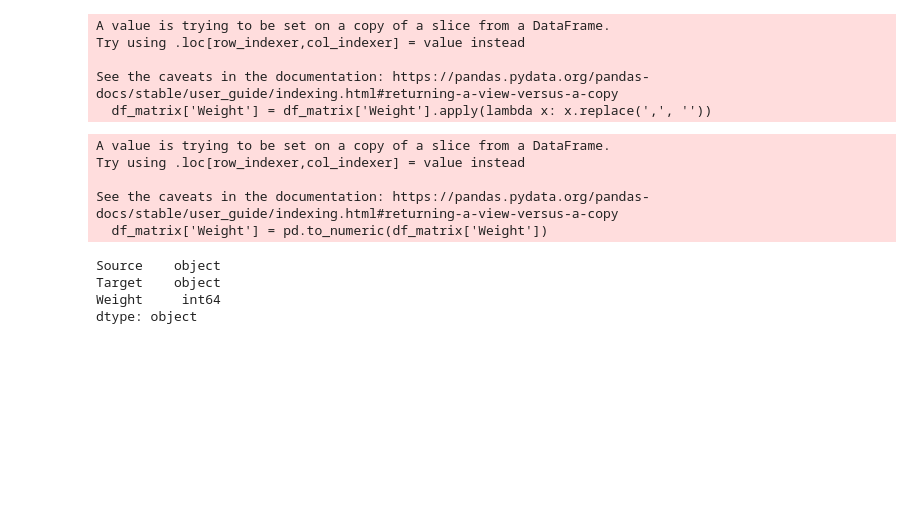
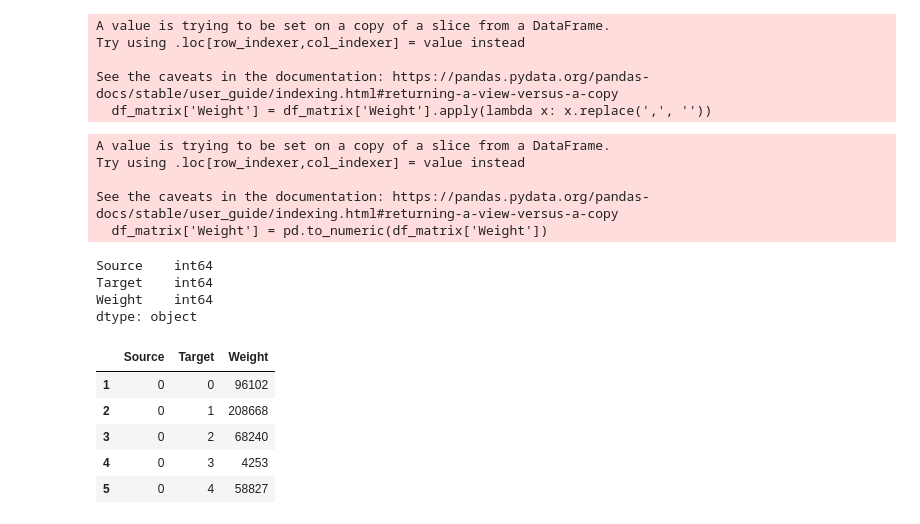
Before and after one commit to stephaniewzhang/migration_visualization, a Jupyter notebook: csvtojson.ipynb, the cells around one changed output. Cells and saved outputs as stored; diff of their text form; code cells hidden in the pictures; blank space fills up the shorter version.

Commit message:
updated the notebook and matrix to have numerical indexes

```diff
--- a/csvtojson.ipynb
+++ b/csvtojson.ipynb
@@ -107,21 +107,22 @@ df_matrix.head(20)
 | 20 | 1 | North Africa | 390 |
 | 21 | 1 | Sub-Saharan Africa | 2,414 |
 # %%
-df_matrix['Source'] = df_matrix['Source'].map({0: 'North America',
-                         1: 'Central America',
-                         2: 'South America',
-                         3: 'North Africa',
-                         4: 'Sub-Saharan Africa',
-                         5: 'Northern Europe',
-                         6: 'Western Europe',
-                         7: 'Southern Europe',
-                         8: 'Eastern Europe',
-                         9: 'Central Asia',
-                         10: 'Western Asia',
-                         11: 'South Asia',
-                         12: 'East Asia',
-                         13: 'South-East Asia',
-                         14: 'Oceania'
+df_matrix['Target'] = df_matrix['Target'].map({
+                         'North America': 0,
+                         'Central America': 1,
+                         'South America': 2,
+                         'North Africa': 3,
+                         'Sub-Saharan Africa': 4,
+                         'Northern Europe': 5,
+                         'Western Europe': 6,
+                         'Southern Europe': 7,
+                         'Eastern Europe': 8,
+                         'Central Asia': 9,
+                         'Western Asia': 10,
+                         'South Asia': 11,
+                         'East Asia': 12,
+                         'South-East Asia': 13,
+                         'Oceania': 14
                         })
 # %% [output]
 A value is trying to be set on a copy of a slice from a DataFrame.
@@ -148,9 +149,18 @@ See the caveats in the documentation: https://pandas.pydata.org/pandas-docs/stab
 # %%
 df_matrix.dtypes
 # %% [output]
-Source    object
-Target    object
-Weight     int64
+Source    int64
+Target    int64
+Weight    int64
 dtype: object
+# %%
+df_matrix.head()
+# %% [output]
+|  | Source | Target | Weight |
+| 1 | 0 | 0 | 96102 |
+| 2 | 0 | 1 | 208668 |
+| 3 | 0 | 2 | 68240 |
+| 4 | 0 | 3 | 4253 |
+| 5 | 0 | 4 | 58827 |
 # %%
 df_matrix.to_json("matrix.json", orient = "index")
```
Also changed, not shown: parts of 1 cell of this notebook, 3 other files.
